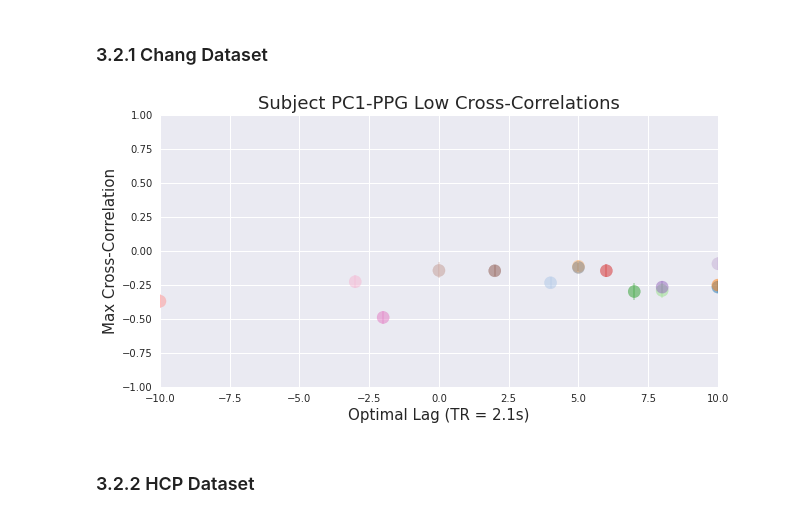
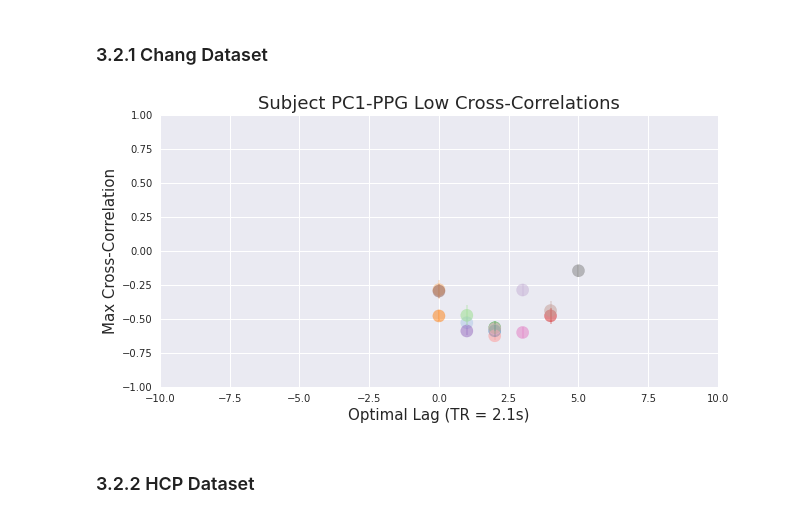
Before and after one commit to tsb46/fmri_arousal, a Jupyter notebook: analysis.ipynb, the cells around one changed output. Drawn from its saved outputs; the diff is of its cells as text; code cells hidden in the pictures.

```diff
--- a/analysis.ipynb
+++ b/analysis.ipynb
@@ -55,7 +37,7 @@ or from the matplotlib source distribution
 # %% [markdown]
 ## 1.1 Subject Lists
 # %%
-subject_list_hcp = pd.read_csv('data/dataset_hcp/subject_list_hcp_rest_subset.csv')
+subject_list_hcp = pd.read_csv('data/dataset_hcp/subject_list_hcp_rest.csv')
 subject_list_chang = pd.read_csv('data/dataset_chang/subject_list_chang.csv')
 subject_list_nki = pd.read_csv('data/dataset_nki/subject_list_nki.csv')
 subject_list_chang_bh = pd.read_csv('data/dataset_chang_bh/subject_list_chang_bh.csv')
@@ -208,0 +192,39 @@ plt.legend(recs,subj_labels,loc='center left', bbox_to_anchor=(1, 0.5), fontsize
+# %%
+n_bootstraps=100
+bootstrap_r = []
+max_r_all = []
+max_lag_all = []
+# Loop through subjects and run regression
+for i in range(subject_list_spreng.shape[0]):
+    # Load Subject
+    subj = subject_list_spreng.iloc[i, 1]
+    df = load_subj_spreng(subj, pc_subj_spreng[f'{subj}'], pc_p_subj_spreng[f'{subj}'], fs_spreng, norm=True)
+    max_r, max_lag = xcorr(df['PPG_RMS_AMP'], df['pc1'], maxlags=10, constrain='neg')
+    max_r_all.append(max_r)
+    max_lag_all.append(max_lag)
+    X = np.vstack([df['PPG_RMS_AMP'].values, df['pc1'].values]).T
+    subj_r = []
+    for n in range(n_bootstraps):
+        # sampling from geometric distribution -
+        # p parameter determines block length (expected len = 1/p)
+        X_b, _, _ = ts_resample(X, 0.05)
+        max_r_b, _ = xcorr(X_b[:,0], X_b[:,1], maxlags=25, constrain='neg')
+        subj_r.append(max_r_b)
+    bootstrap_r.append(np.std(subj_r))
+
+cmap = cm.get_cmap('tab20')
+subj_labels = [f'Subject: {subj}' for subj in subject_list_spreng.iloc[:, 1]]
+c_subj = [cmap(i) for i in range(len(subj_labels))]
+
+with plt.style.context('seaborn'):
+    fig, ax = plt.subplots(figsize=(7,5), constrained_layout=False)
+    ax.scatter(max_lag_all, max_r_all, s=150, alpha=0.5,
+               c=c_subj, label=subj_labels)
+    ax.errorbar(max_lag_all, max_r_all,
+                yerr=bootstrap_r, fmt='|', alpha=0.3, ecolor=c_subj)
+    ax.set_ylim([-1,1])
+    ax.set_xlim([-25,25])
+    ax.set_xlabel('Optimal Lag (TR = 3.0s)', fontsize=15)
+    ax.grid(True)
+    ax.set_title('Subject PC1-CSF Cross-Correlations', fontweight='bold', fontsize=18)
+    ax.set_ylabel('Max Cross-Correlation', fontsize=15)
@@ -222,43 +246,43 @@ for i in range(subject_list_chang.shape[0]):
     sleep = subject_list_chang.iloc[i, 2]
     df = load_subj_chang(subj, scan, pc_subj_chang[f'{subj}_{scan}'],
                          pc_p_subj_chang[f'{subj}_{scan}'], fs_chang)
-    max_r, max_lag = xcorr(df['PPG_RMS_AMP'], df['pc1'], maxlags=10, constrain='neg')
+    max_r, max_lag = xcorr(df['PPG_LOW_NK'], df['pc1'], maxlags=10, constrain='neg')
     max_r_all.append(max_r)
     max_lag_all.append(max_lag)
-    X = np.vstack([df['PPG_RMS_AMP'].values, df['pc1'].values]).T
+    X = np.vstack([df['PPG_LOW_NK'].values, df['pc1'].values]).T
     subj_r = []
     for n in range(n_bootstraps):
         # sampling from geometric distribution -
         # p parameter determines block length (expected len = 1/p)
         X_b, _, _ = ts_resample(X, 0.05)
         max_r_b, _ = xcorr(X_b[:,0], X_b[:,1], constrain='neg')
         subj_r.append(max_r_b)
     bootstrap_r.append(np.std(subj_r))
 
 cmap = cm.get_cmap('tab20')
 subj_labels = [f'Subject: {subj} - Scan {scan}'
                for subj, scan in zip(subject_list_chang.iloc[:, 0], subject_list_chang.iloc[:, 1])]
 c_subj = [cmap(i) for i in range(len(subj_labels))]
 
 with plt.style.context('seaborn'):
     fig, ax = plt.subplots(figsize=(10,5), constrained_layout=False)
     ax.scatter(max_lag_all, max_r_all, s=150, alpha=0.5,
                c=c_subj, label=subj_labels)
     ax.errorbar(max_lag_all, max_r_all,
                 yerr=bootstrap_r, fmt='|', alpha=0.3, ecolor=c_subj)
     ax.set_ylim([-1,1])
     ax.set_xlim([-10,10])
     ax.set_xlabel('Optimal Lag (TR = 2.1s)', fontsize=15)
     ax.grid(True)
     ax.set_title('Subject PC1-PPG Low Cross-Correlations', fontweight='bold', fontsize=18)
     ax.set_ylabel('Max Cross-Correlation', fontsize=15)
 
 # recs = []
 # for i in range(0,len(c_subj)):
 #     recs.append(Line2D(range(1), range(1), color="white", marker='o', markersize=10, markerfacecolor=c_subj[i]))
 # plt.legend(recs,subj_labels,loc='center left', bbox_to_anchor=(1, 0.5), fontsize=16)
 # %% [output]
-[figure, old version]
+[figure, new version]
 # %% [markdown]
 ### 3.2.2 HCP Dataset
 # %%
```
Also changed, not shown: parts of 6 cells of this notebook, 3 other files.
